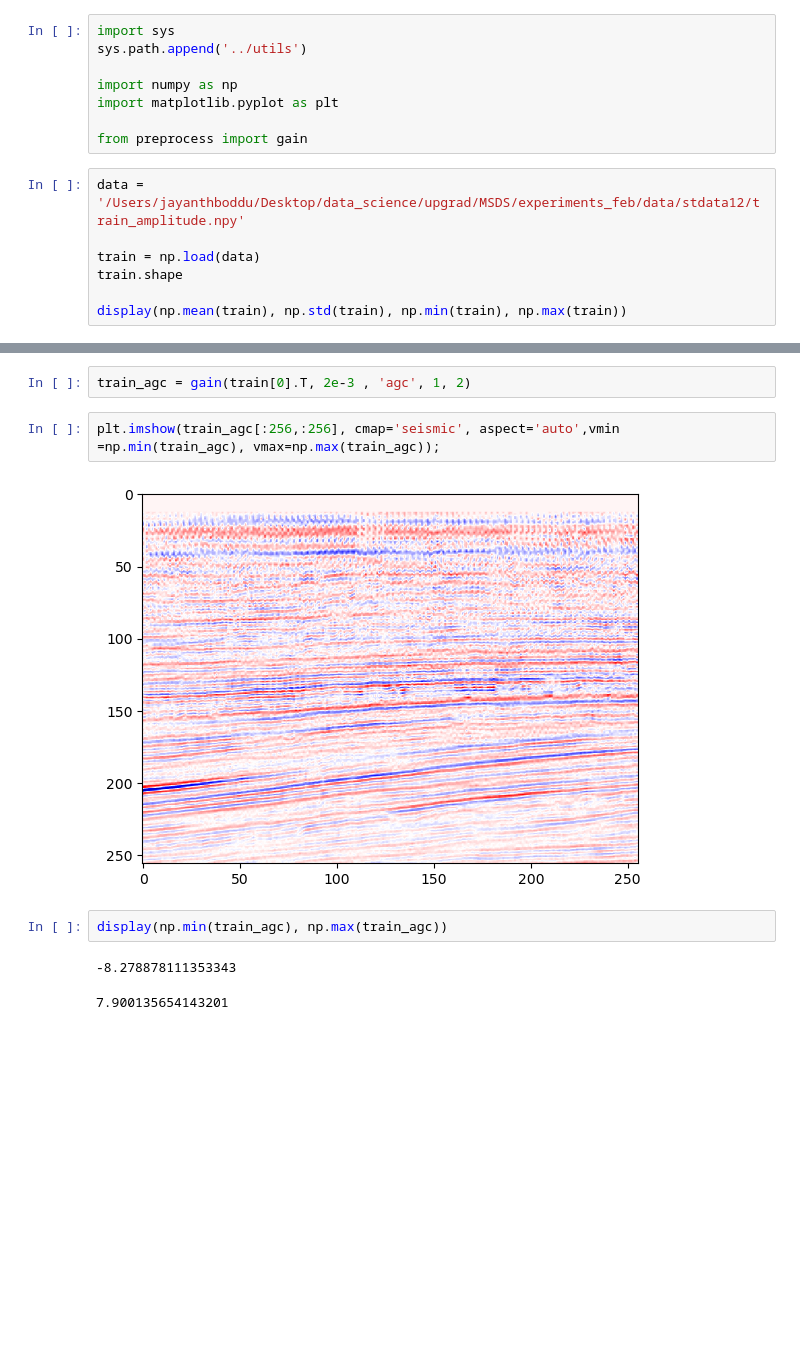
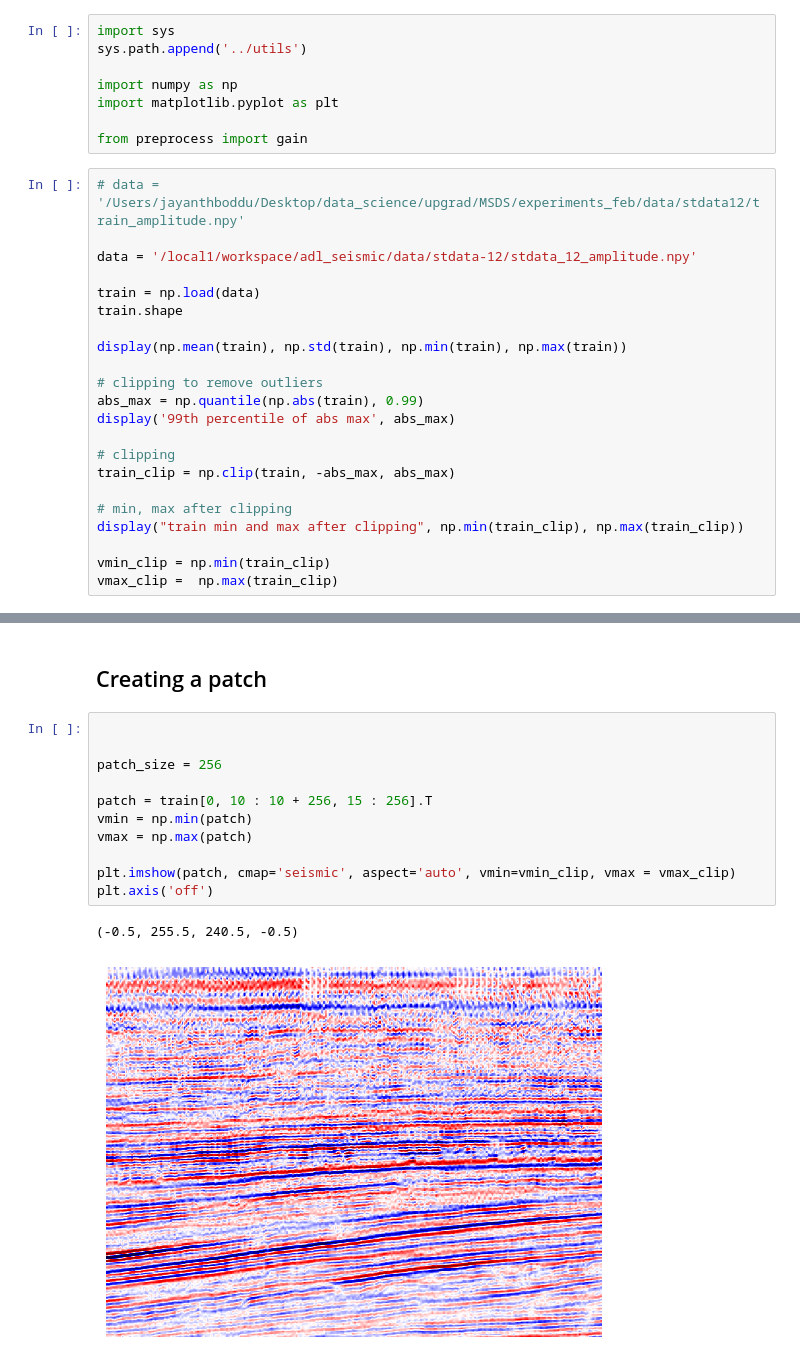
Before and after one commit to jayantb1019/adl_seismic, a Jupyter notebook: notebooks/agc.ipynb, the cells around one changed output, grey strips where cells are left out. Drawn from its saved outputs; the diff is of its cells as text; blank space fills up the shorter version.

```diff
--- a/notebooks/agc.ipynb
+++ b/notebooks/agc.ipynb
@@ -7,10 +7,25 @@ import matplotlib.pyplot as plt
 
 from preprocess import gain
 # %%
-data = '/Users/jayanthboddu/Desktop/data_science/upgrad/MSDS/experiments_feb/data/stdata12/train_amplitude.npy'
+# data = '/Users/jayanthboddu/Desktop/data_science/upgrad/MSDS/experiments_feb/data/stdata12/train_amplitude.npy'
+
+data = '/local1/workspace/adl_seismic/data/stdata-12/stdata_12_amplitude.npy'
 
 train = np.load(data)
 train.shape
 
 display(np.mean(train), np.std(train), np.min(train), np.max(train))
+
+# clipping to remove outliers
+abs_max = np.quantile(np.abs(train), 0.99)
+display('99th percentile of abs max', abs_max)
+
+# clipping
+train_clip = np.clip(train, -abs_max, abs_max)
+
+# min, max after clipping
+display("train min and max after clipping", np.min(train_clip), np.max(train_clip))
+
+vmin_clip = np.min(train_clip)
+vmax_clip =  np.max(train_clip)
 # %% [output]
@@ -35,11 +41,16 @@ plt.imshow(train_norm[0,:256,:256].T, cmap='seismic', aspect='auto', vmin=-1, vm
-# %%
-train_agc = gain(train[0].T, 2e-3 , 'agc', 1, 2)
-# %%
-plt.imshow(train_agc[:256,:256], cmap='seismic', aspect='auto',vmin =np.min(train_agc), vmax=np.max(train_agc));
-# %% [output]
-[figure, removed]
-# %%
-display(np.min(train_agc), np.max(train_agc))
-# %% [output]
--8.278878111353343
-7.900135654143201
+# %% [markdown]
+## Creating a patch
+# %%
+
+
+patch_size = 256
+
+patch = train[0, 10 : 10 + 256, 15 : 256].T
+vmin = np.min(patch)
+vmax = np.max(patch)
+
+plt.imshow(patch, cmap='seismic', aspect='auto', vmin=vmin_clip, vmax = vmax_clip)
+plt.axis('off')
+# %% [output]
+(-0.5, 255.5, 240.5, -0.5)
+[figure, added]
```
Also changed, not shown: parts of 10 cells of this notebook.
